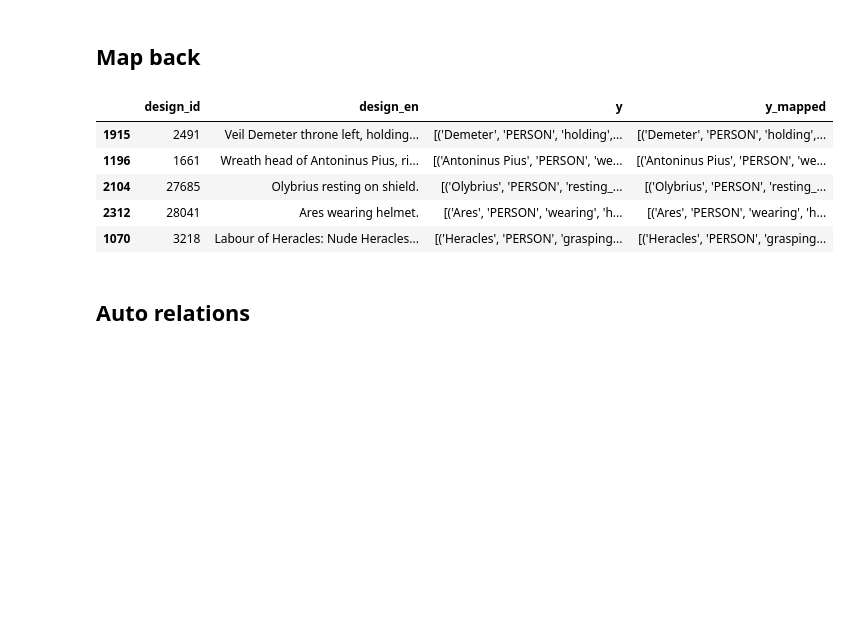
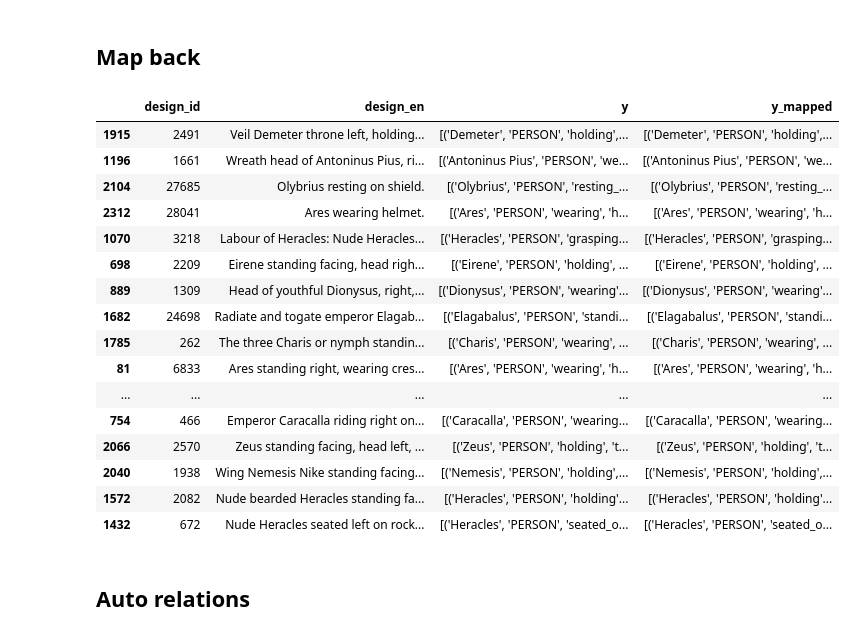
Before and after one commit to Frankfurt-BigDataLab/NLP-on-multilingual-coin-datasets, a Jupyter notebook: Notebooks English/Relation_Extraction_New.ipynb, the cells around one changed output. Saved outputs shown, nothing was run; the diff lists cells and outputs as text; code cells hidden in the pictures; blank space fills up the shorter version.

```diff
--- a/Notebooks English/Relation_Extraction_New.ipynb
+++ b/Notebooks English/Relation_Extraction_New.ipynb
@@ -151,3 +159,13 @@ for index, row in X.iterrows():
         X.at[index, "design_en"] = row["design_en"].replace(" IV.", " IV")
     if " V." in row["design_en"]:
         X.at[index, "design_en"] = row["design_en"].replace(" V.", " V")
+# %%
+# Deleting brackets and questionmarks
+
+for index, row in X.iterrows():
+    if "?" in row["design_en"]:
+        X.at[index, "design_en"] = row["design_en"].replace("?", "")
+    if "(" in row["design_en"]:
+        X.at[index, "design_en"] = row["design_en"].replace("(", "")
+    if ")" in row["design_en"]:
+        X.at[index, "design_en"] = row["design_en"].replace(")", "")
@@ -264,14 +323,25 @@ X_test["y"] = y_test["y"]
 # Deleting brackets and questionmarks
 X_test["y_mapped"] = X_test.swifter.apply(lambda row: preprocess.map_re(row["y"], row.design_id), axis=1)
 # %%
-X_test.head(5).style
+X_test.head(20).style
 # %% [output]
 |  | design_id | design_en | y | y_mapped |
 | 1915 | 2491 | Veil Demeter throne left, holding... | [('Demeter', 'PERSON', 'holding',... | [('Demeter', 'PERSON', 'holding',... |
 | 1196 | 1661 | Wreath head of Antoninus Pius, ri... | [('Antoninus Pius', 'PERSON', 'we... | [('Antoninus Pius', 'PERSON', 'we... |
 | 2104 | 27685 | Olybrius resting on shield. | [('Olybrius', 'PERSON', 'resting_... | [('Olybrius', 'PERSON', 'resting_... |
 | 2312 | 28041 | Ares wearing helmet. | [('Ares', 'PERSON', 'wearing', 'h... | [('Ares', 'PERSON', 'wearing', 'h... |
 | 1070 | 3218 | Labour of Heracles: Nude Heracles... | [('Heracles', 'PERSON', 'grasping... | [('Heracles', 'PERSON', 'grasping... |
+| 698 | 2209 | Eirene standing facing, head righ... | [('Eirene', 'PERSON', 'holding', ... | [('Eirene', 'PERSON', 'holding', ... |
+| 889 | 1309 | Head of youthful Dionysus, right,... | [('Dionysus', 'PERSON', 'wearing'... | [('Dionysus', 'PERSON', 'wearing'... |
+| 1682 | 24698 | Radiate and togate emperor Elagab... | [('Elagabalus', 'PERSON', 'standi... | [('Elagabalus', 'PERSON', 'standi... |
+| 1785 | 262 | The three Charis or nymph standin... | [('Charis', 'PERSON', 'wearing', ... | [('Charis', 'PERSON', 'wearing', ... |
+| 81 | 6833 | Ares standing right, wearing cres... | [('Ares', 'PERSON', 'wearing', 'h... | [('Ares', 'PERSON', 'wearing', 'h... |
+| ... | ... | ... | ... | ... |
+| 754 | 466 | Emperor Caracalla riding right on... | [('Caracalla', 'PERSON', 'wearing... | [('Caracalla', 'PERSON', 'wearing... |
+| 2066 | 2570 | Zeus standing facing, head left, ... | [('Zeus', 'PERSON', 'holding', 't... | [('Zeus', 'PERSON', 'holding', 't... |
+| 2040 | 1938 | Wing Nemesis Nike standing facing... | [('Nemesis', 'PERSON', 'holding',... | [('Nemesis', 'PERSON', 'holding',... |
+| 1572 | 2082 | Nude bearded Heracles standing fa... | [('Heracles', 'PERSON', 'holding'... | [('Heracles', 'PERSON', 'holding'... |
+| 1432 | 672 | Nude Heracles seated left on rock... | [('Heracles', 'PERSON', 'seated_o... | [('Heracles', 'PERSON', 'seated_o... |
 # %% [markdown]
 ## Auto relations
 # %%
```
Also changed, not shown: parts of 11 cells of this notebook, 11 other files.
